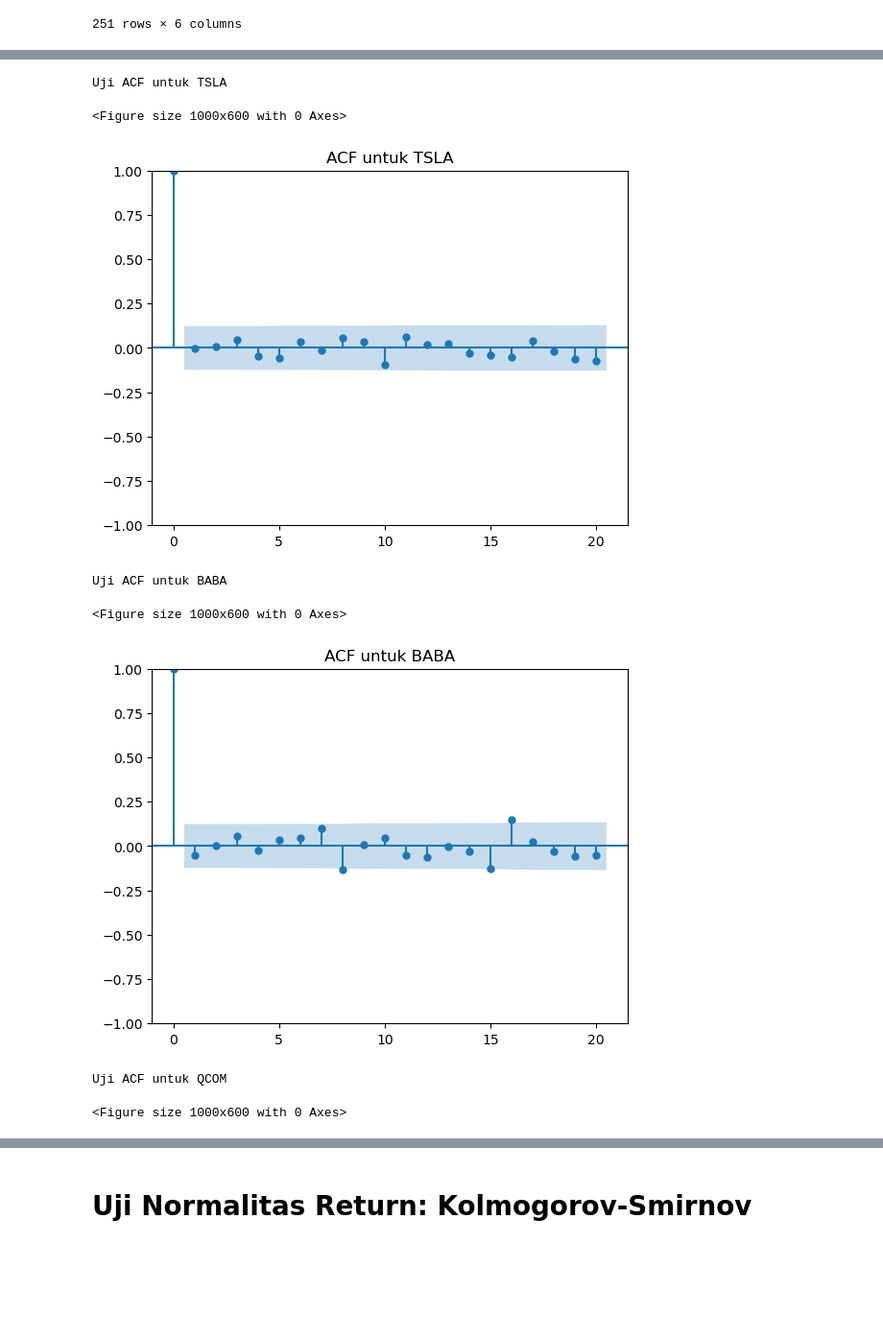
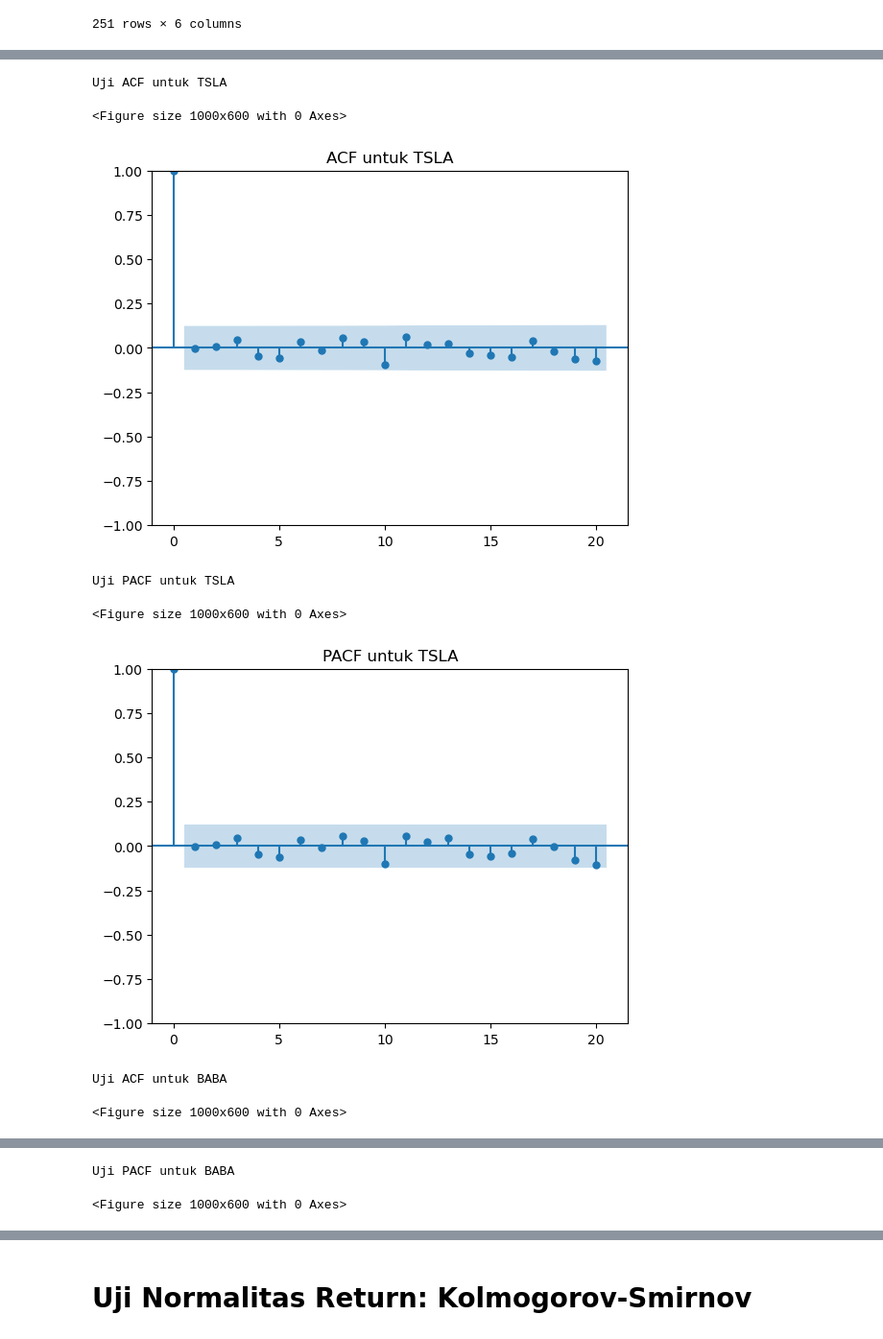
Before and after one commit to adigntr/kuliah-manajemen-risiko, a Jupyter notebook: Main v1.2.ipynb, the cells around one changed output, grey strips where cells are left out. Shown at 96% size. Saved outputs shown, nothing was run; the diff lists cells and outputs as text; code cells hidden in the pictures; blank space fills up the shorter version.

```diff
--- a/Main v1.2.ipynb
+++ b/Main v1.2.ipynb
@@ -174,7 +174,7 @@ memory usage: 13.7 KB
 # %%
 from statsmodels.graphics.tsaplots import plot_acf, plot_pacf
 
-def uji_acf(log_returns, tickers):
+def uji_acf_pacf(log_returns, tickers):
 
     for ticker in tickers:
         print(f"Uji ACF untuk {ticker}")
@@ -184,15 +184,23 @@ def uji_acf(log_returns, tickers):
         plot_acf(log_returns[ticker], lags=20)
         plt.title(f'ACF untuk {ticker}')
         plt.show()
+
+        print(f"Uji PACF untuk {ticker}")
+
+        # Plot PACF
+        plt.figure(figsize=(10, 6))
+        plot_pacf(log_returns[ticker], lags=20)
+        plt.title(f'PACF untuk {ticker}')
+        plt.show()
 # %%
 # Panggil fungsi uji ACF dan PACF
-uji_acf(log_returns, tickers)
+uji_acf_pacf(log_returns, tickers)
 # %% [output]
 Uji ACF untuk TSLA
 <Figure size 1000x600 with 0 Axes>
 [figure]
-Uji ACF untuk BABA
+Uji PACF untuk TSLA
 <Figure size 1000x600 with 0 Axes>
-[figure, old version]
+[figure, new version]
-Uji ACF untuk QCOM
+Uji ACF untuk BABA
 <Figure size 1000x600 with 0 Axes>
@@ -199,0 +208,2 @@ Uji ACF untuk QCOM
+Uji PACF untuk BABA
+<Figure size 1000x600 with 0 Axes>
```
Also changed, not shown: parts of 18 cells of this notebook, 1 other file.
